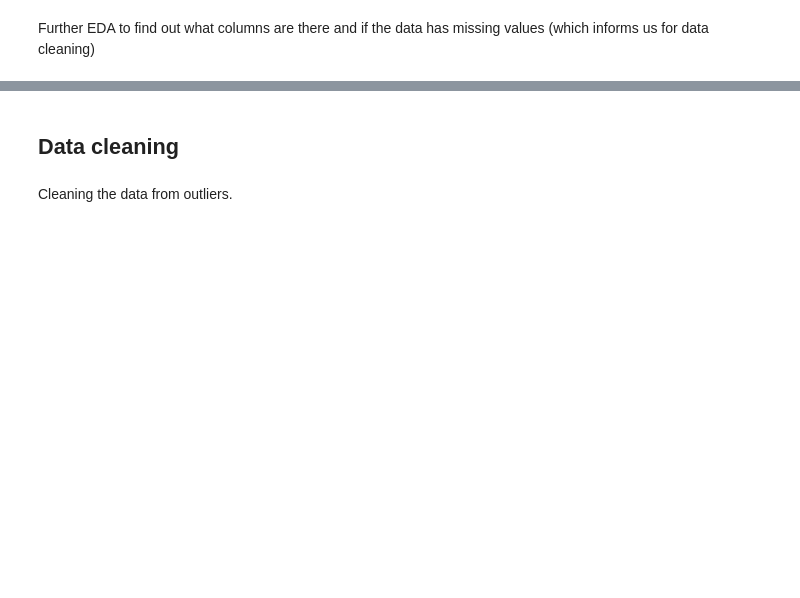
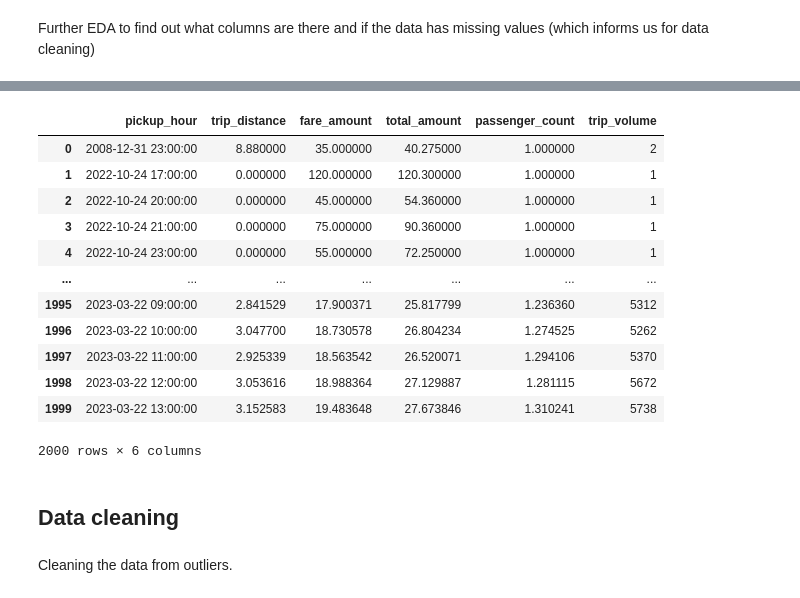
Before and after one commit to EMarc2023/Forecasting_with_GBM, a Jupyter notebook: Forecasting-NYC-yellow-taxi.ipynb, the cells around one changed output, grey strips where cells are left out. Cells and saved outputs as stored; diff of their text form; code cells hidden in the pictures; blank space fills up the shorter version.

```diff
--- a/Forecasting-NYC-yellow-taxi.ipynb
+++ b/Forecasting-NYC-yellow-taxi.ipynb
@@ -218,6 +218,22 @@ total_amount        0
 passenger_count    34
 trip_volume         0
 dtype: int64
+# %%
+hourly_taxi_data.head(2000)
+# %% [output]
+|  | pickup_hour | trip_distance | fare_amount | total_amount | passenger_count | trip_volume |
+| 0 | 2008-12-31 23:00:00 | 8.880000 | 35.000000 | 40.275000 | 1.000000 | 2 |
+| 1 | 2022-10-24 17:00:00 | 0.000000 | 120.000000 | 120.300000 | 1.000000 | 1 |
+| 2 | 2022-10-24 20:00:00 | 0.000000 | 45.000000 | 54.360000 | 1.000000 | 1 |
+| 3 | 2022-10-24 21:00:00 | 0.000000 | 75.000000 | 90.360000 | 1.000000 | 1 |
+| 4 | 2022-10-24 23:00:00 | 0.000000 | 55.000000 | 72.250000 | 1.000000 | 1 |
+| ... | ... | ... | ... | ... | ... | ... |
+| 1995 | 2023-03-22 09:00:00 | 2.841529 | 17.900371 | 25.817799 | 1.236360 | 5312 |
+| 1996 | 2023-03-22 10:00:00 | 3.047700 | 18.730578 | 26.804234 | 1.274525 | 5262 |
+| 1997 | 2023-03-22 11:00:00 | 2.925339 | 18.563542 | 26.520071 | 1.294106 | 5370 |
+| 1998 | 2023-03-22 12:00:00 | 3.053616 | 18.988364 | 27.129887 | 1.281115 | 5672 |
+| 1999 | 2023-03-22 13:00:00 | 3.152583 | 19.483648 | 27.673846 | 1.310241 | 5738 |
+2000 rows × 6 columns
 # %% [markdown]
 ## Data cleaning
 # %% [markdown]
```
Also changed, not shown: parts of 21 cells of this notebook, 12 other files.
